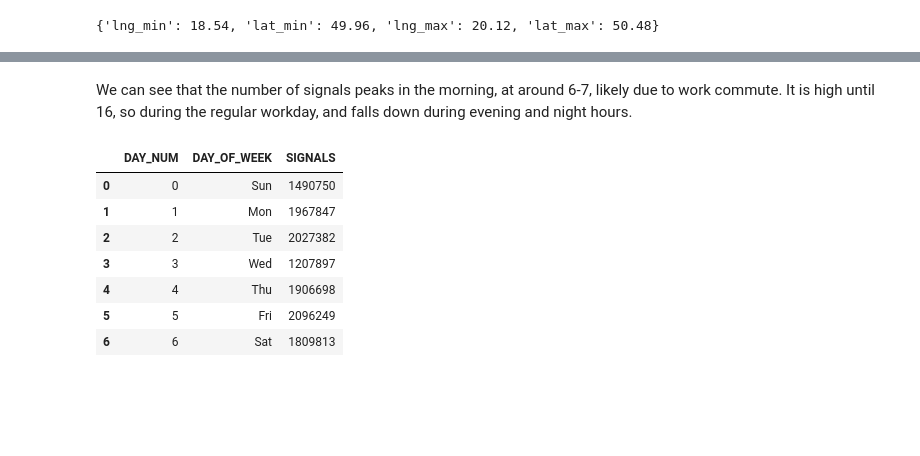
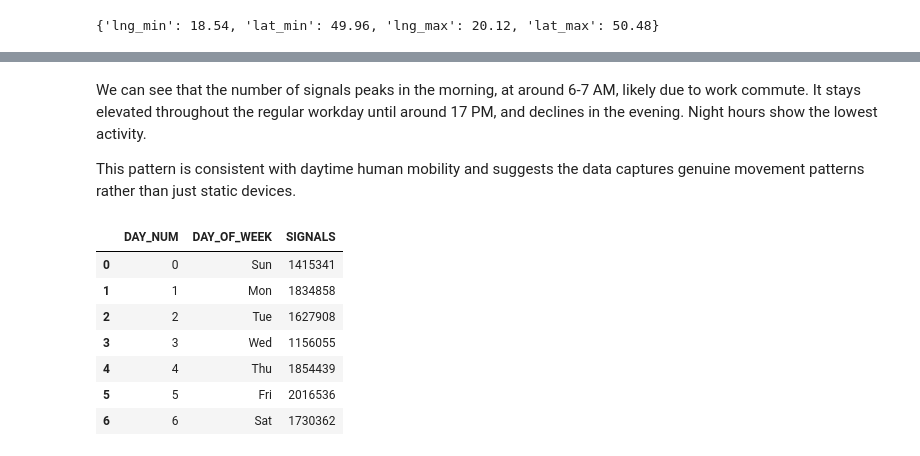
Before and after one commit to JanMatusiak/dataplace-ai-task, a Jupyter notebook: notebooks/01_exploratory_data_analysis.ipynb, the cells around one changed output, grey strips where cells are left out. Saved outputs shown, nothing was run; the diff lists cells and outputs as text; code cells hidden in the pictures; blank space fills up the shorter version.

```diff
--- a/notebooks/01_exploratory_data_analysis.ipynb
+++ b/notebooks/01_exploratory_data_analysis.ipynb
@@ -1216,0 +1246,9 @@ Let;s inspect the time distribution of signals to identify patterns.
+# %%
+DATE_FILTER = """
+    YEAR(TRY_TO_TIMESTAMP(occured_at)) = 2020
+    AND MONTH(TRY_TO_TIMESTAMP(occured_at)) = 7
+"""
+
+BASE_FILTER = f"""
+    {BBOX_FILTER} AND {DATE_FILTER}
+"""
@@ -1253,24 +1314,26 @@ plt.show()
 # %% [markdown]
-We can see that the number of signals peaks in the morning, at around 6-7, likely due to work commute. It is high until 16, so during the regular workday, and falls down during evening and night hours.
+We can see that the number of signals peaks in the morning, at around 6-7 AM, likely due to work commute. It stays elevated throughout the regular workday until around 17 PM, and declines in the evening. Night hours show the lowest activity.
+
+This pattern is consistent with daytime human mobility and suggests the data captures genuine movement patterns rather than just static devices.
 # %%
-df2 = query(f"""
+df4 = query(f"""
         SELECT
             DAYOFWEEK(TRY_TO_TIMESTAMP(OCCURED_AT)) AS day_num,
             DAYNAME(TRY_TO_TIMESTAMP(OCCURED_AT)) AS day_of_week,
             COUNT(*) AS signals
         FROM RECRUITMENT_TRACES
-        WHERE {BBOX_FILTER}
+        WHERE {BASE_FILTER}
         GROUP BY day_num, day_of_week
         ORDER BY day_num""", fetch='pandas')
 # %%
-df2
+df4
 # %% [output]
 |  | DAY_NUM | DAY_OF_WEEK | SIGNALS |
-| 0 | 0 | Sun | 1490750 |
-| 1 | 1 | Mon | 1967847 |
-| 2 | 2 | Tue | 2027382 |
-| 3 | 3 | Wed | 1207897 |
-| 4 | 4 | Thu | 1906698 |
-| 5 | 5 | Fri | 2096249 |
-| 6 | 6 | Sat | 1809813 |
+| 0 | 0 | Sun | 1415341 |
+| 1 | 1 | Mon | 1834858 |
+| 2 | 2 | Tue | 1627908 |
+| 3 | 3 | Wed | 1156055 |
+| 4 | 4 | Thu | 1854439 |
+| 5 | 5 | Fri | 2016536 |
+| 6 | 6 | Sat | 1730362 |
 # %%
```
Also changed, not shown: parts of 34 cells of this notebook.
